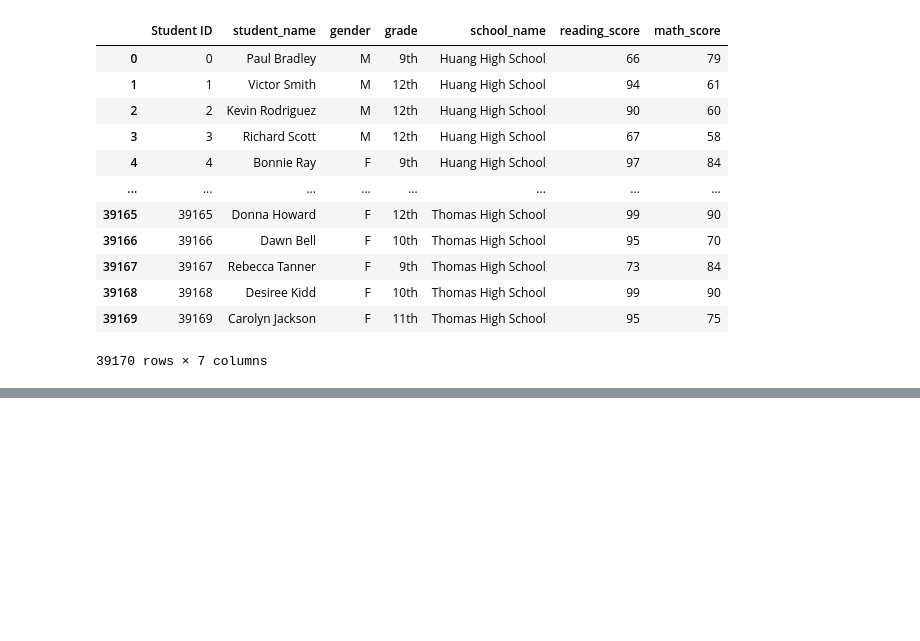
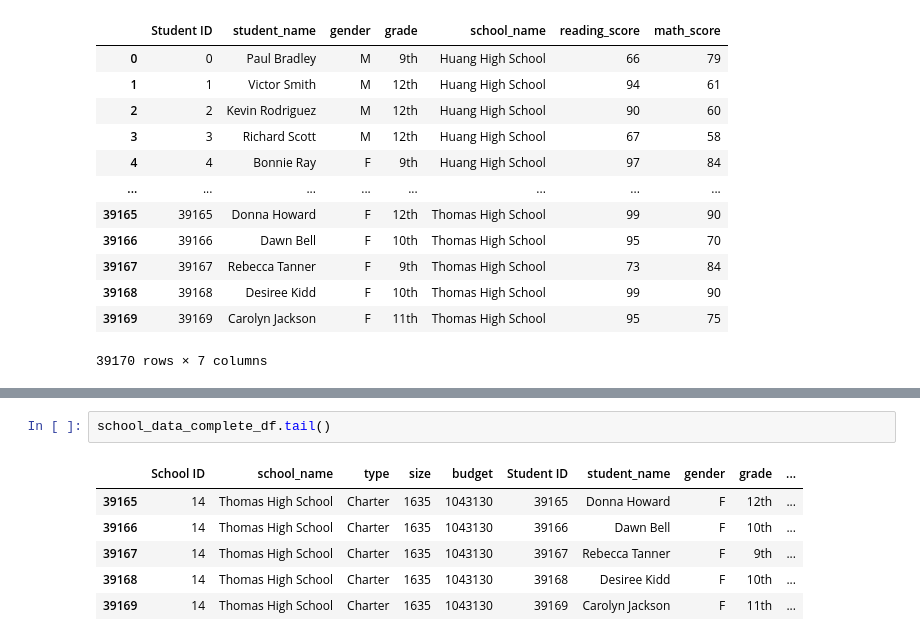
Before and after one commit to krishnakalisarkar/School_District_Analysis, a Jupyter notebook: PyCityschools.ipynb, the cells around one changed output, grey strips where cells are left out. Saved outputs shown, nothing was run; the diff lists cells and outputs as text; blank space fills up the shorter version.

```diff
--- a/PyCityschools.ipynb
+++ b/PyCityschools.ipynb
@@ -251,0 +305,9 @@ student_data_df
+# %%
+school_data_complete_df.tail()
+# %% [output]
+|  | School ID | school_name | type | size | budget | Student ID | student_name | gender | grade | ... |
+| 39165 | 14 | Thomas High School | Charter | 1635 | 1043130 | 39165 | Donna Howard | F | 12th | ... |
+| 39166 | 14 | Thomas High School | Charter | 1635 | 1043130 | 39166 | Dawn Bell | F | 10th | ... |
+| 39167 | 14 | Thomas High School | Charter | 1635 | 1043130 | 39167 | Rebecca Tanner | F | 9th | ... |
+| 39168 | 14 | Thomas High School | Charter | 1635 | 1043130 | 39168 | Desiree Kidd | F | 10th | ... |
+| 39169 | 14 | Thomas High School | Charter | 1635 | 1043130 | 39169 | Carolyn Jackson | F | 11th | ... |
```
Also changed, not shown: parts of 41 cells of this notebook, 2 other files.
